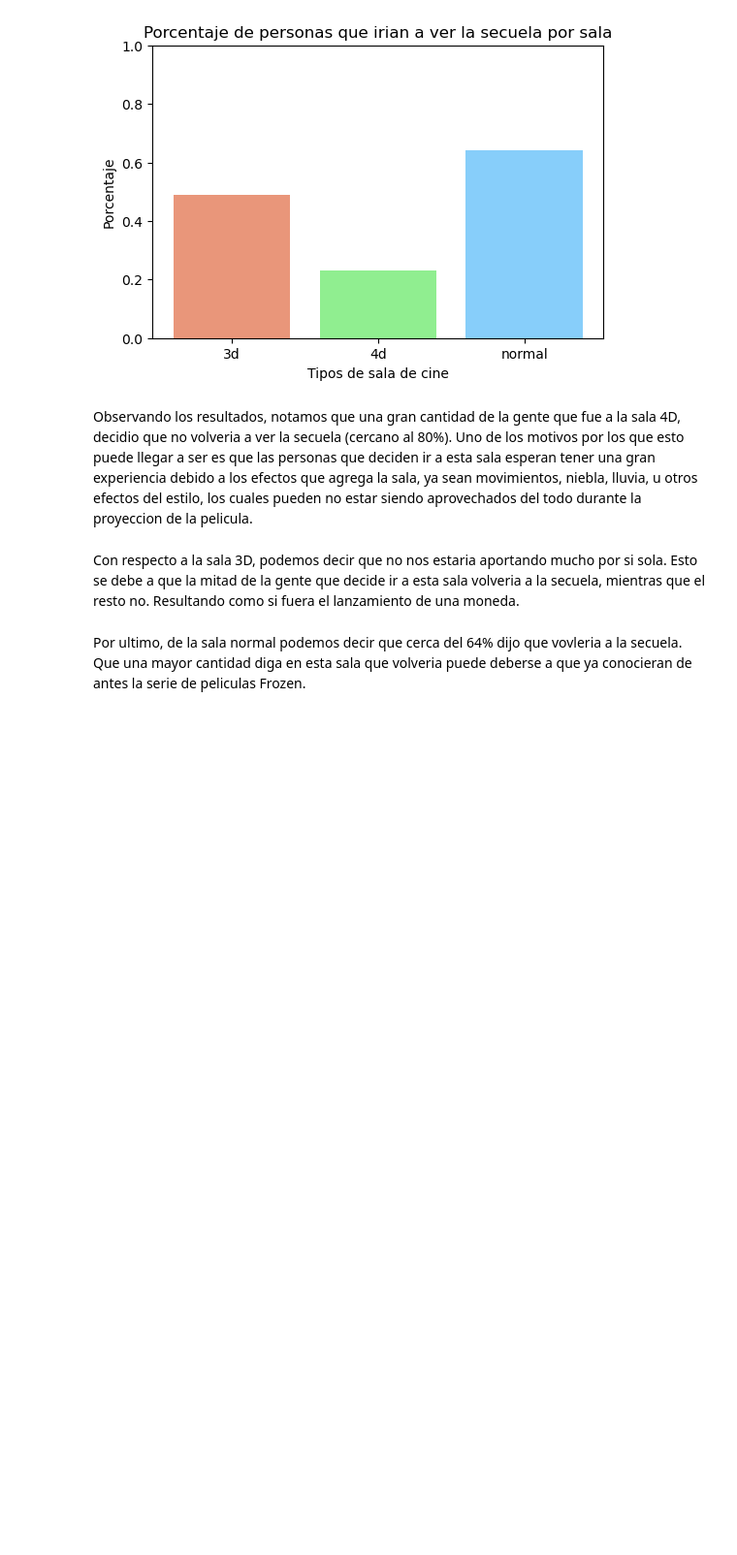
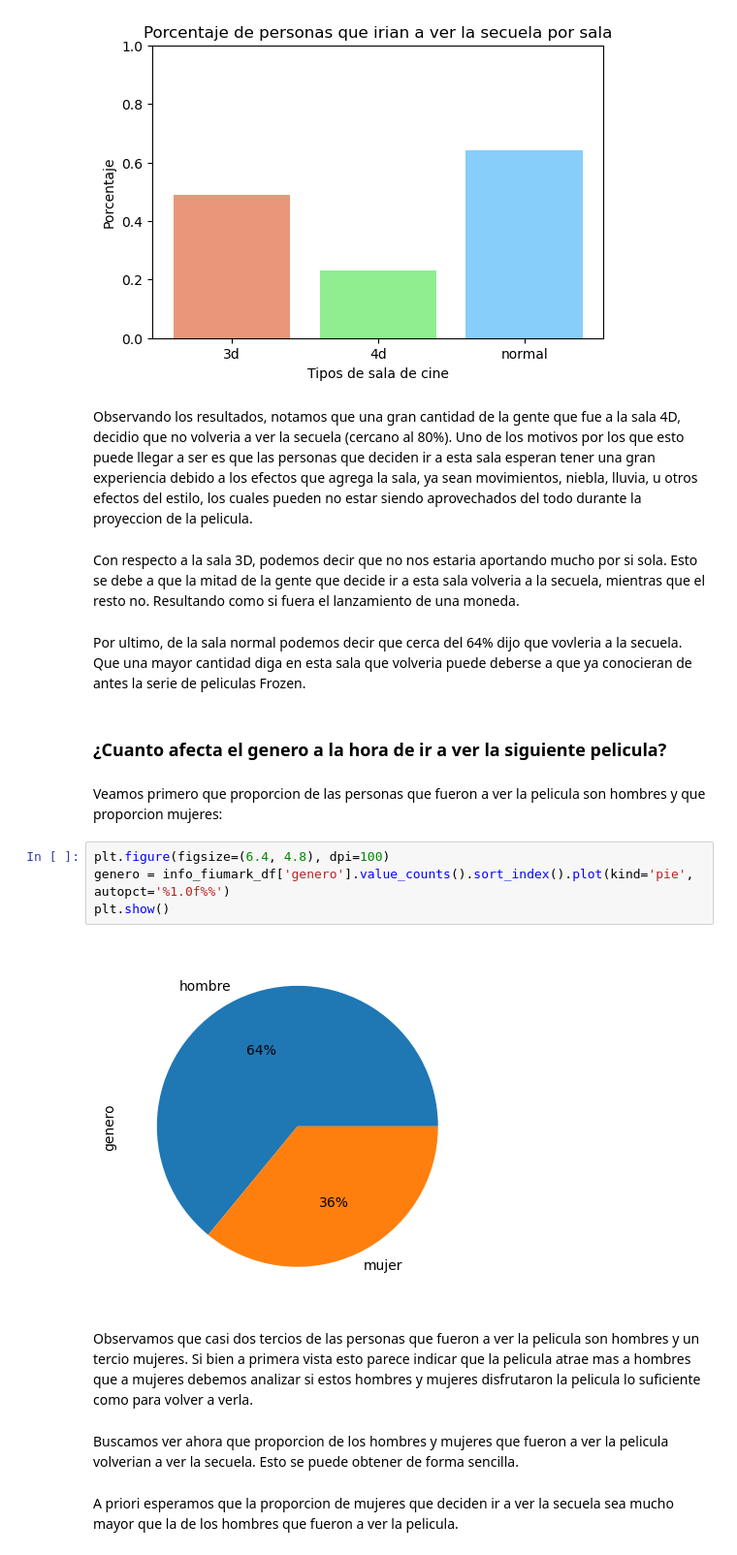
Before and after one commit to brunograssano/TP-Organizacion-de-datos, a Jupyter notebook: TP_Datos.ipynb, the cells around one changed output. Shown at 97% size. Cells and saved outputs as stored; diff of their text form; blank space fills up the shorter version.

Commit message:
Subo un poco de analisis de genero y edad
Co-Authored-By: Bruno Grassano <53836177+brunograssano@users.noreply.github.com>

```diff
--- a/TP_Datos.ipynb
+++ b/TP_Datos.ipynb
@@ -263,3 +263,21 @@ Observando los resultados, notamos que una gran cantidad de la gente que fue a l
 Con respecto a la sala 3D, podemos decir que no nos estaria aportando mucho por si sola. Esto se debe a que la mitad de la gente que decide ir a esta sala volveria a la secuela, mientras que el resto no. Resultando como si fuera el lanzamiento de una moneda.
 # %% [markdown]
 Por ultimo, de la sala normal podemos decir que cerca del 64% dijo que vovleria a la secuela. Que una mayor cantidad diga en esta sala que volveria puede deberse a que ya conocieran de antes la serie de peliculas Frozen.
+# %% [markdown]
+### ¿Cuanto afecta el genero a la hora de ir a ver la siguiente pelicula?
+# %% [markdown]
+Veamos primero que proporcion de las personas que fueron a ver la pelicula son hombres y que proporcion mujeres:
+# %%
+plt.figure(figsize=(6.4, 4.8), dpi=100)
+genero = info_fiumark_df['genero'].value_counts().sort_index().plot(kind='pie', autopct='%1.0f%%')
+plt.show()
+# %% [output]
+[figure, added]
+# %% [markdown]
+Observamos que casi dos tercios de las personas que fueron a ver la pelicula son hombres y un tercio mujeres.
+Si bien a primera vista esto parece indicar que la pelicula atrae mas a hombres que a mujeres debemos analizar si
+estos hombres y mujeres disfrutaron la pelicula lo suficiente como para volver a verla.
+# %% [markdown]
+Buscamos ver ahora que proporcion de los hombres y mujeres que fueron a ver la pelicula volverian a ver la secuela. Esto se puede obtener de forma sencilla.
+# %% [markdown]
+A priori esperamos que la proporcion de mujeres que deciden ir a ver la secuela sea mucho mayor que la de los hombres que fueron a ver la pelicula.
```
Also changed, not shown: parts of 7 cells of this notebook.
